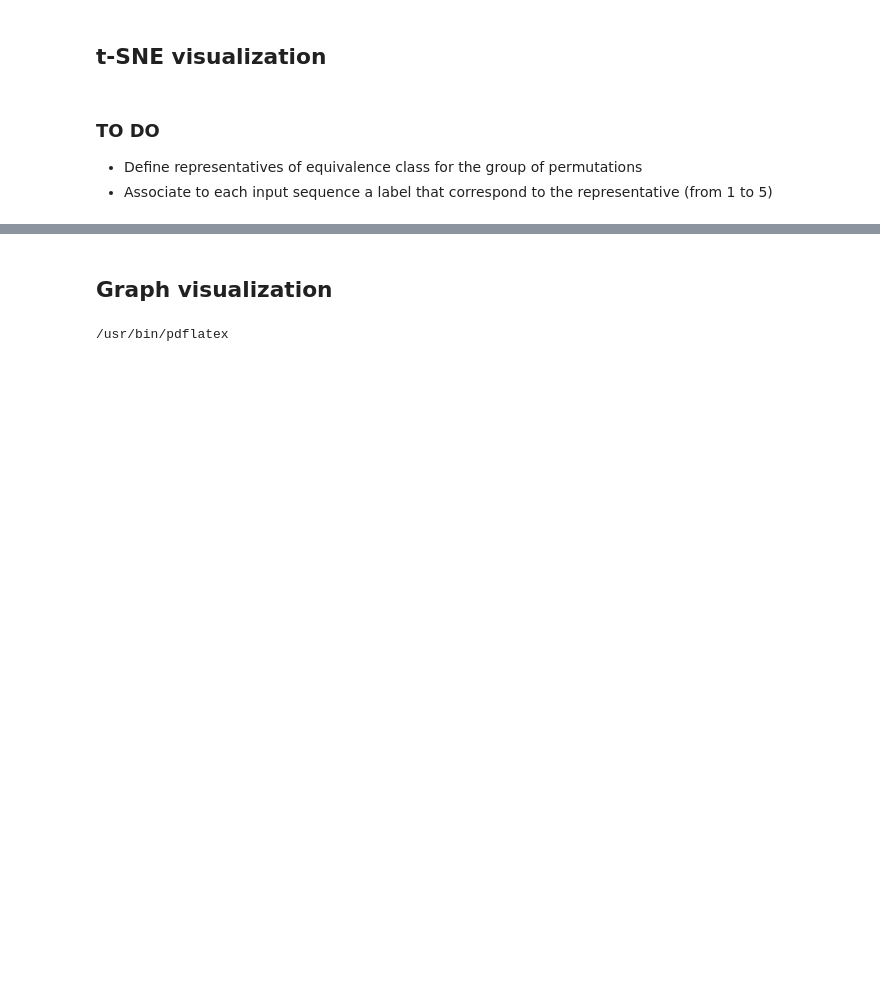
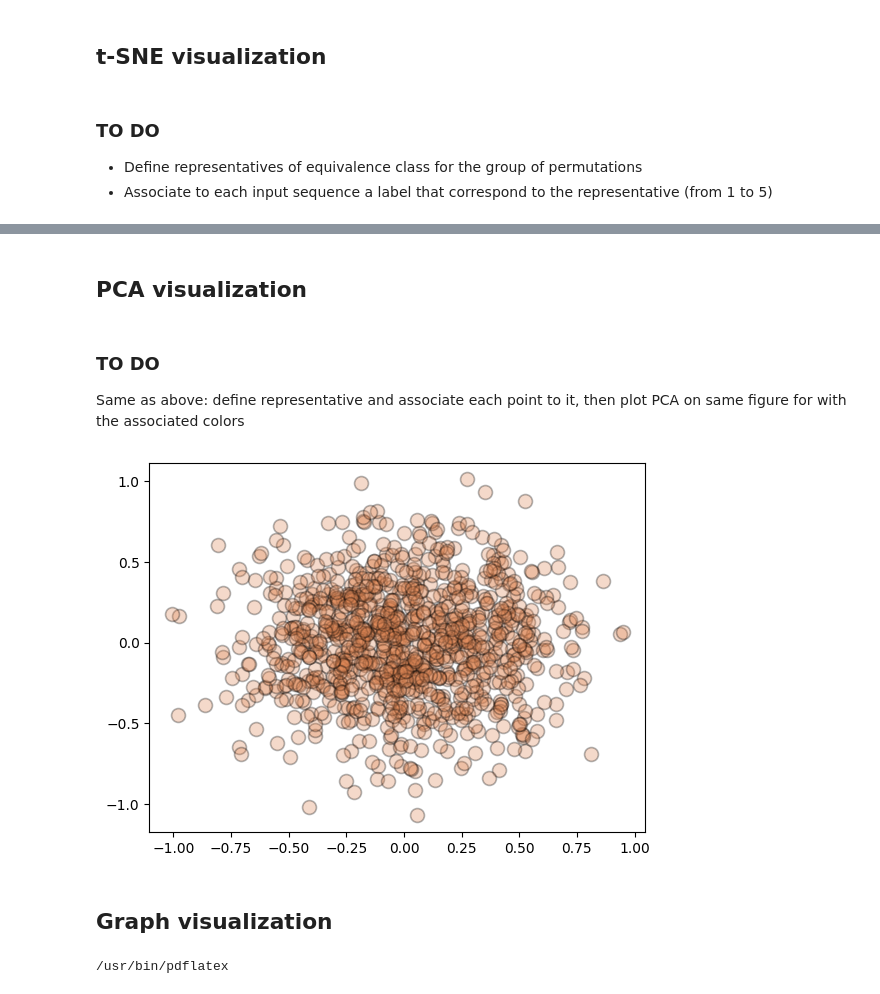
Before and after one commit to facebookresearch/pal, a Jupyter notebook: pruning/factorization.ipynb, the cells around one changed output, grey strips where cells are left out. Drawn from its saved outputs; the diff is of its cells as text; code cells hidden in the pictures; blank space fills up the shorter version.

```diff
--- a/pruning/factorization.ipynb
+++ b/pruning/factorization.ipynb
@@ -371,3 +368,46 @@ plt.show()
+# %% [markdown]
+## PCA visualization
+# %% [markdown]
+### TO DO
+Same as above: define representative and associate each point to it, then plot PCA on same figure for with the associated colors
+# %%
+# Define a toy input of N input vectors of dimension 32
+# this represents the output after attention or 1st MLP layer for instance
+emb_dim = 32
+N = 1000
+input = np.random.rand(N, 32)  # input vector
+target = np.random.randint(low=0, high=5, size=N)  # associated representative elements
+
+# PCA embeddings
+emb = PCA().fit_transform(input)
+
+
+myplot = lambda x, y, color, alpha, marker, ax, label: ax.scatter(
+    x=x,
+    y=y,
+    s=100,
+    edgecolors="k",
+    color=color,
+    alpha=alpha,
+    marker=marker,
+    linewidths=1.2,
+    label=label,
+)
+
+# PCA
+_, ax = plt.subplots()
+myplot(
+    x=emb[:, 0],
+    y=emb[:, 1],
+    color="#dd8452",
+    alpha=0.3,
+    marker="o",
+    ax=ax,
+    label="",
+)
+plt.show()
+# %% [output]
+[figure, added]
 # %% [markdown]
 ## Graph visualization
 # %%
```
Also changed, not shown: parts of 4 cells of this notebook.
